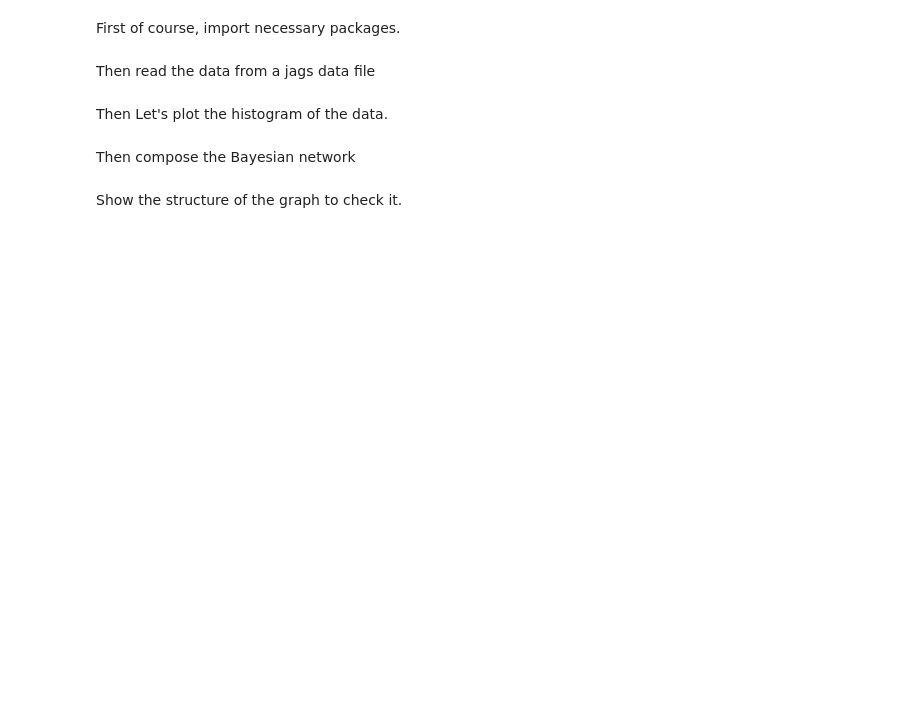
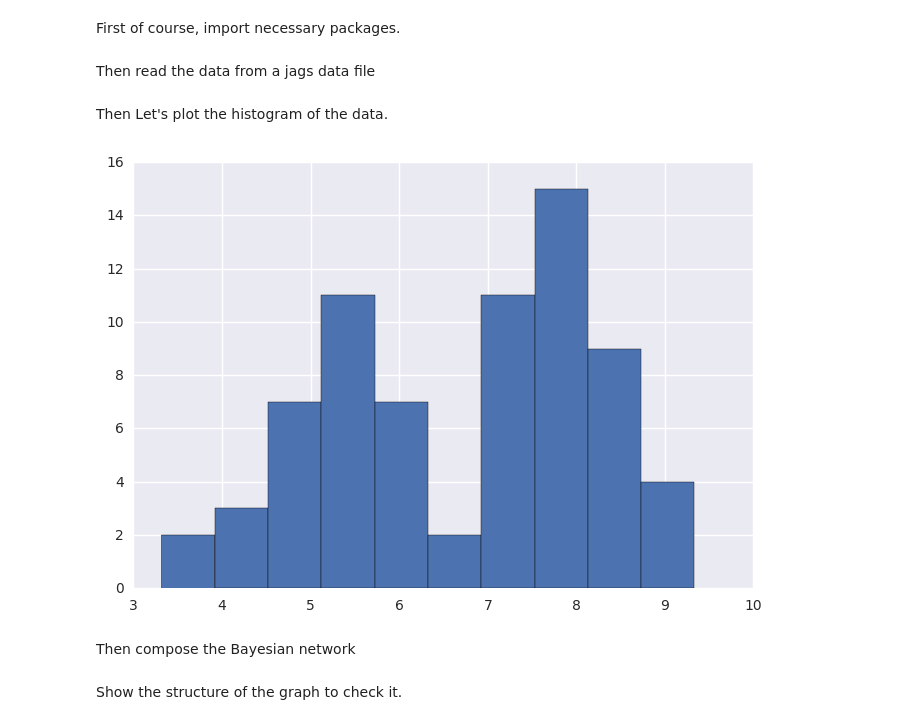
Before and after one commit to astrojhgu/mcupy, a Jupyter notebook: example/bimodal/bimodal.ipynb, the cells around one changed output. Drawn from its saved outputs; the diff is of its cells as text; code cells hidden in the pictures; blank space fills up the shorter version.

```diff
--- a/example/bimodal/bimodal.ipynb
+++ b/example/bimodal/bimodal.ipynb
@@ -22,7 +22,9 @@ err=data['err']
 # %% [markdown]
 Then Let's plot the histogram of the data.
 # %%
-pylab.hist(obsval,bins=10)
+dummy=pylab.hist(obsval,bins=10)
+# %% [output]
+[figure, added]
 # %% [markdown]
 Then compose the Bayesian network
 # %%
```
Also changed, not shown: parts of 8 cells of this notebook, 14 other files.
